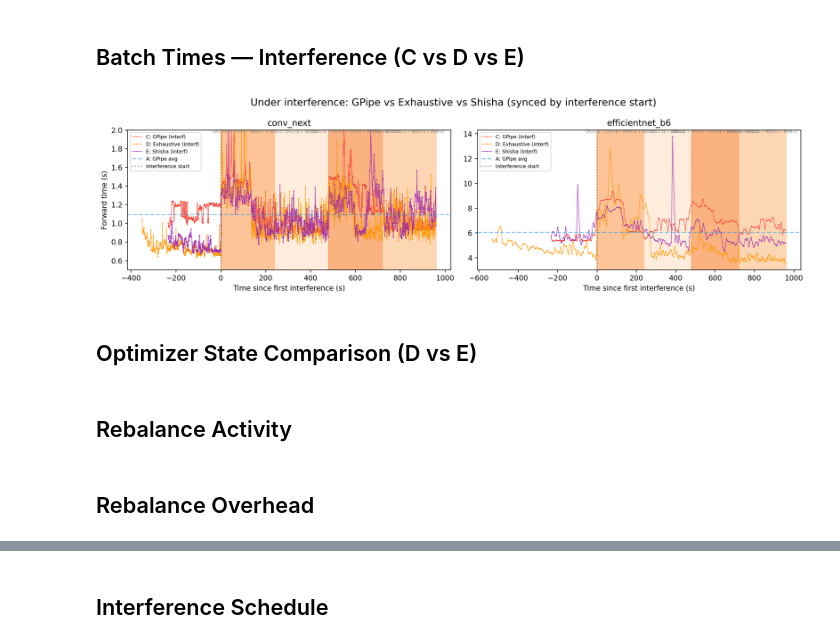
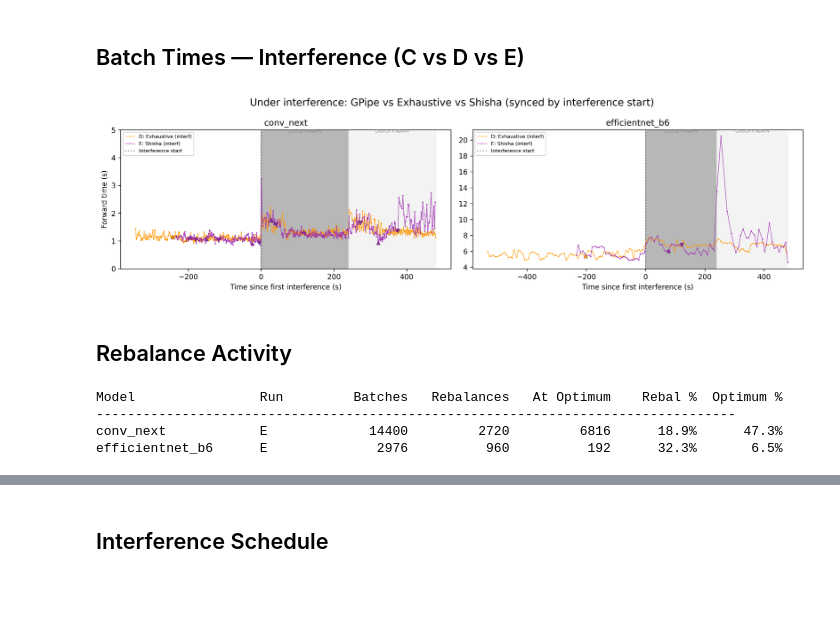
Before and after one commit to AndreiGhita2002/model-runner, a Jupyter notebook: data/experiment_graphs.ipynb, the cells around one changed output, grey strips where cells are left out. Cells and saved outputs as stored; diff of their text form; code cells hidden in the pictures; blank space fills up the shorter version.

```diff
--- a/data/experiment_graphs.ipynb
+++ b/data/experiment_graphs.ipynb
@@ -12,7 +11,7 @@ plt.rcParams['figure.dpi'] = 240
 ## Configuration
 # %%
 # Path to experiment directory
-EXPERIMENT_DIR = Path("experiments/exp2")
+EXPERIMENT_DIR = Path("experiments/exp4")
 
 # Run labels and descriptions
 RUN_INFO = {
@@ -203,6 +158,7 @@ plt.show()
 ## RPS per Interference Stage
 # %%
 interf_run_ids = [k for k in ("C", "D", "E") if k in runs]
+plt.rcParams['figure.dpi'] = 300
 
 if interf_run_ids:
     def _stage_label(step_def):
@@ -310,11 +266,19 @@ if interf_run_ids:
                 ax.axhline(a_rps, color=RUN_INFO["A"]["color"], linestyle="--",
                            alpha=0.6, label=f"A: GPipe baseline ({a_rps:.1f})")
 
+        # Add run B average RPS as horizontal line
+        if "B" in runs:
+            b_result = runs["B"].get("results", {}).get(model)
+            if b_result:
+                b_rps = b_result.get("requests_per_second", 0)
+                ax.axhline(b_rps, color=RUN_INFO["B"]["color"], linestyle="--",
+                           alpha=0.6, label=f"B: Shisha baseline ({b_rps:.1f})")
+
         ax.set_xticks(x)
         ax.set_xticklabels(stage_labels, rotation=30, ha="right", fontsize=7)
         ax.set_ylabel("Requests per second" if idx == 0 else "")
         ax.set_title(model)
-        ax.legend(fontsize="x-small", loc="upper right")
+        ax.legend(fontsize="x-small", loc="lower right")
 
     fig.suptitle("RPS per interference stage (C / D / E)", fontsize=14)
     fig.tight_layout()
@@ -424,7 +388,7 @@ def _count_threads(label):
     return total
 
 # Build intensity colormap from actual step thread counts
-_INTERF_CMAP = plt.cm.Oranges
+_INTERF_CMAP = plt.cm.Grays
 
 def _get_interf_color(label, all_periods):
     """Map interference label to a color based on relative intensity across all periods."""
@@ -445,8 +409,11 @@ def _get_interf_color(label, all_periods):
 
 # Y-axis limits per model (None = auto)
 Y_LIMITS = {
-    "conv_next": (0.5, 2),
+    "conv_next": (0, 5),
 }
+
+# Toggle: show enter/exit optimum markers
+SHOW_OPTIMUM_MARKERS = True
 
 interf_runs = {k: v for k, v in runs.items() if k in ("C", "D", "E")}
 if interf_runs:
@@ -465,6 +432,9 @@ if interf_runs:
                     ha="center", va="top", fontsize=5, color="gray", rotation=0)
 
         for run_id, data in sorted(interf_runs.items()):
+            # if run_id == "D":
+            #     continue
+
             result = data.get("results", {}).get(model)
             if result is None:
                 continue
@@ -484,33 +454,68 @@ if interf_runs:
                     color=info.get("color", "gray"), alpha=0.8,
                     label=f"{run_id}: {info.get('label', '?')}",
                     marker=".", markersize=1, linewidth=0.8)
+
+        # Draw enter/exit optimum triangles
+        if SHOW_OPTIMUM_MARKERS:
+            for run_id, data in sorted(interf_runs.items()):
+                result = data.get("results", {}).get(model)
+                if result is None:
+                    continue
+                timed = [b for b in result.get("batches", []) if "timing" in b]
+                if not timed:
+                    continue
+                first_interf = _find_first_interference_time(data, model)
+                if first_interf is None:
+                    continue
+
+                info = RUN_INFO.get(run_id, {})
+                color = info.get("color", "gray")
+                prev_optimum = False
+                enter_x, enter_y = [], []
+                exit_x, exit_y = [], []
+                for b in timed:
+                    at_opt = b.get("rebalance", {}).get("at_optimum", False)
+                    t = b["timing"]["start"] - first_interf
+                    fwd = b["timing"]["end"] - b["timing"]["start"]
+                    if at_opt and not prev_optimum:
+                        enter_x.append(t)
+                        enter_y.append(fwd)
+                    elif not at_opt and prev_optimum:
+                        exit_x.append(t)
+                        exit_y.append(fwd)
+                    prev_optimum = at_opt
+
+                if enter_x:
+                    ax.scatter(enter_x, enter_y, marker="^", color=color, s=30,
+                               zorder=5, edgecolors="black", linewidths=0.3)
+                if exit_x:
+                    ax.scatter(exit_x, exit_y, marker="v", color=color, s=30,
+                               zorder=5, edgecolors="black", linewidths=0.3)
 
         # Run A mean as baseline
         if "A" in runs:
             a_result = runs["A"].get("results", {}).get(model)
             if a_result:
                 a_timed = [b for b in a_result.get("batches", []) if "timing" in b]
                 a_times = [b["timing"]["end"] - b["timing"]["start"] for b in a_timed]
                 if a_times:
                     ax.axhline(np.mean(a_times), color=RUN_INFO["A"]["color"],
                                linestyle="--", alpha=0.5, label="A: GPipe avg")
 
         ax.axvline(0, color="black", linestyle=":", alpha=0.4, label="Interference start")
 
         ax.set_title(model)
         ax.set_xlabel("Time since first interference (s)")
         ax.set_ylabel("Forward time (s)" if idx == 0 else "")
         if model in Y_LIMITS:
             ax.set_ylim(Y_LIMITS[model])
         ax.legend(fontsize="x-small")
 
     fig.suptitle("Under interference: GPipe vs Exhaustive vs Shisha (synced by interference start)", fontsize=14)
     fig.tight_layout()
 
     plt.show()
 else:
     print("Runs C, D, E not available")
 # %% [output]
-[figure, old version]
+[figure, new version]
-# %% [markdown]
-## Optimizer State Comparison (D vs E)
@@ -580,6 +527,8 @@ print("-" * 82)
 
 for model in all_models:
     for run_id in run_ids:
+        if run_id != 'E':
+            continue
         result = runs[run_id].get("results", {}).get(model)
         if result is None:
             continue
@@ -592,5 +541,8 @@ for model in all_models:
         opt_pct = (at_optimum / n * 100) if n > 0 else 0
         info = RUN_INFO.get(run_id, {})
         print(f"{model:<20} {run_id:<8} {n:>10} {rebalances:>12} {at_optimum:>12} {rebal_pct:>9.1f}% {opt_pct:>9.1f}%")
+# %% [output]
+Model                Run         Batches   Rebalances   At Optimum    Rebal %  Optimum %
+----------------------------------------------------------------------------------
+conv_next            E             14400         2720         6816      18.9%      47.3%
+efficientnet_b6      E              2976          960          192      32.3%       6.5%
-# %% [markdown]
-## Rebalance Overhead
```
Also changed, not shown: parts of 10 cells of this notebook, 2 other files.
